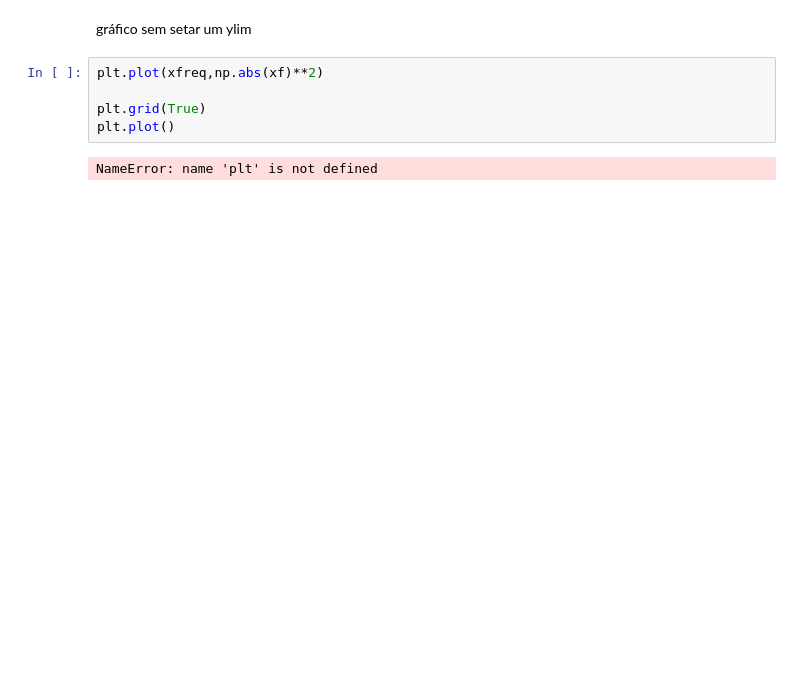
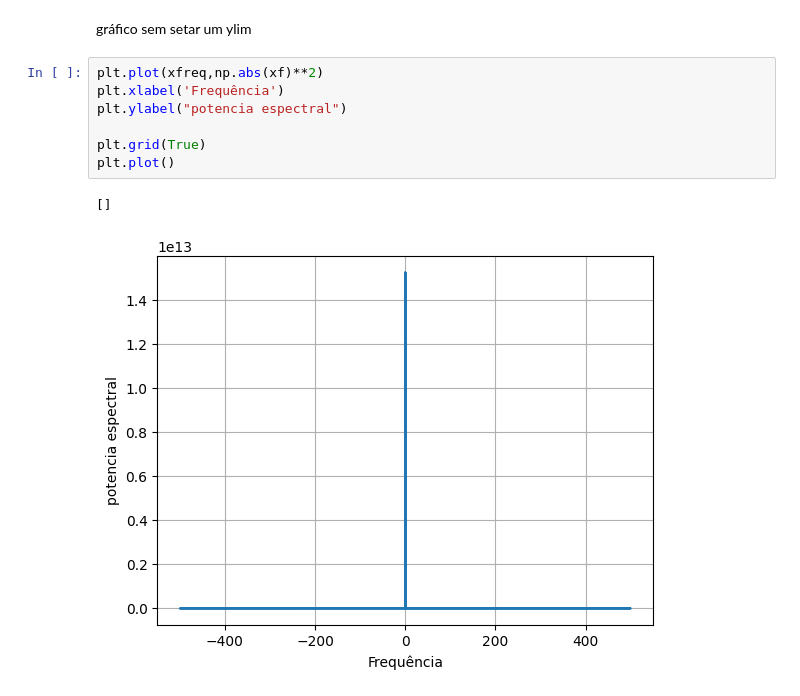
Before and after one commit to mickpires/Duffing-oscilator, a Jupyter notebook: duffing.ipynb, the cells around one changed output. Cells and saved outputs as stored; diff of their text form; blank space fills up the shorter version.

```diff
--- a/duffing.ipynb
+++ b/duffing.ipynb
@@ -116,8 +118,11 @@ plt.plot()
 gráfico sem setar um ylim
 # %%
 plt.plot(xfreq,np.abs(xf)**2)
+plt.xlabel('Frequência')
+plt.ylabel("potencia espectral")
 
 plt.grid(True)
 plt.plot()
 # %% [output]
-NameError: name 'plt' is not defined
+[]
+[figure, added]
```
Also changed, not shown: parts of 5 cells of this notebook.
